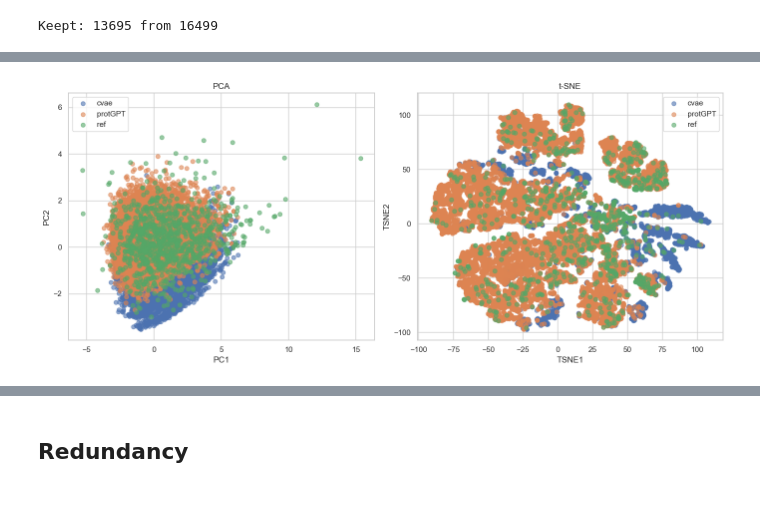
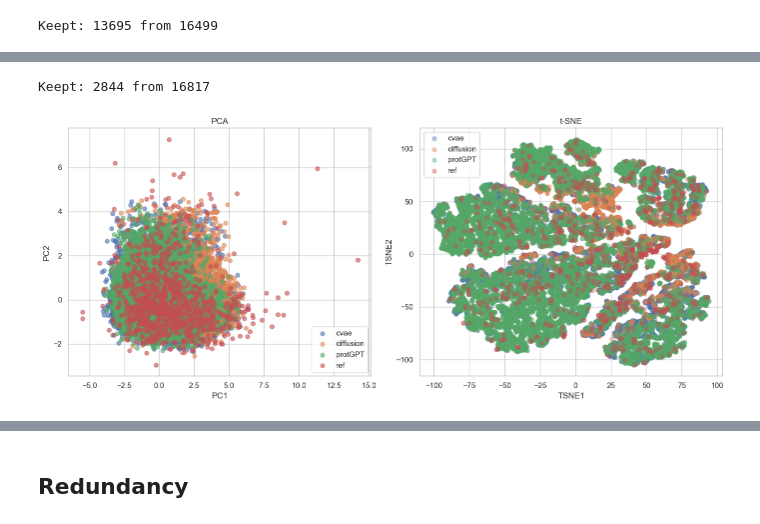
Before and after one commit to martskow/Generative-models-of-amyloid-peptides, a Jupyter notebook: anaconda_projects/Datasets_filtering.ipynb, the cells around one changed output, grey strips where cells are left out. Drawn from its saved outputs; the diff is of its cells as text; code cells hidden in the pictures.

```diff
--- a/anaconda_projects/Datasets_filtering.ipynb
+++ b/anaconda_projects/Datasets_filtering.ipynb
@@ -463,6 +536,10 @@ df_cvae = df_cvae[
 df_protgpt = df_protgpt[
     ~df_protgpt["sequence"].apply(has_bad_repeats)
 ].copy()
+
+df_diff = df_diff[
+    ~df_diff["sequence"].apply(has_bad_repeats)
+].copy()
 # %%
 print(len(df_cvae))
 print(len(df_protgpt))
@@ -505,6 +584,7 @@ features = ['beta_propensity', 'proline_fraction', 'AAT', 'net_charge', 'TA', 'p
 
 df_gen_scored_protgpt = score_vs_amyloids(df_protgpt, df_ref, features)
 df_gen_scored_cvae = score_vs_amyloids(df_cvae, df_ref, features)
+df_gen_scored_diff = score_vs_amyloids(df_diff, df_ref, features)
 # %%
 df_good_protgpt = df_gen_scored_protgpt[
     (df_gen_scored_protgpt["flag_outlier"] == False) &
@@ -534,3 +614,16 @@ Keept: 3800 from 11873
+# %%
+df_good_diff = df_gen_scored_diff[
+    (df_gen_scored_diff["flag_outlier"] == False) &
+    (df_gen_scored_diff["amyloid_likeness_score_norm"] < 1.5)
+].copy()
+
+df_good_diff['id'] = df_good_diff['id'].str.replace(r'\s+_', '_', regex=True)
+
+print("Keept:", len(df_good_diff), "from", len(df_gen_scored_diff))
+
+df_diff = df_good_diff.copy()
+# %% [output]
+Keept: 2844 from 16817
 # %%
 def plot_pca_tsne(dfs_dict, feature_cols, color_col=None, perplexity=30, random_state=42, figsize=(14, 6)):
     prepared = []
@@ -592,7 +685,7 @@ def plot_pca_tsne(dfs_dict, feature_cols, color_col=None, perplexity=30, random_
             X_tsne[idx, 0],
             X_tsne[idx, 1],
             label=label,
-            alpha=0.6
+            alpha=0.4
         )
 
     axes[1].set_title("t-SNE")
@@ -606,20 +699,21 @@ def plot_pca_tsne(dfs_dict, feature_cols, color_col=None, perplexity=30, random_
 # %%
 dfs = {
     "ref": df_ref,
     "cvae": df_cvae,
     "protGPT": df_protgpt,
+    "diffusion": df_diff,
 }
 
 feature_cols = [
     'beta_propensity',
     'proline_fraction',
     'AAT',
     'net_charge',
     'TA',
     'polar_fraction',
     'a3vSA'
 ]
 
 plot_pca_tsne(dfs, feature_cols)
 # %% [output]
-[figure, old version]
+[figure, new version]
```
Also changed, not shown: parts of 51 cells of this notebook, 36 other files.
